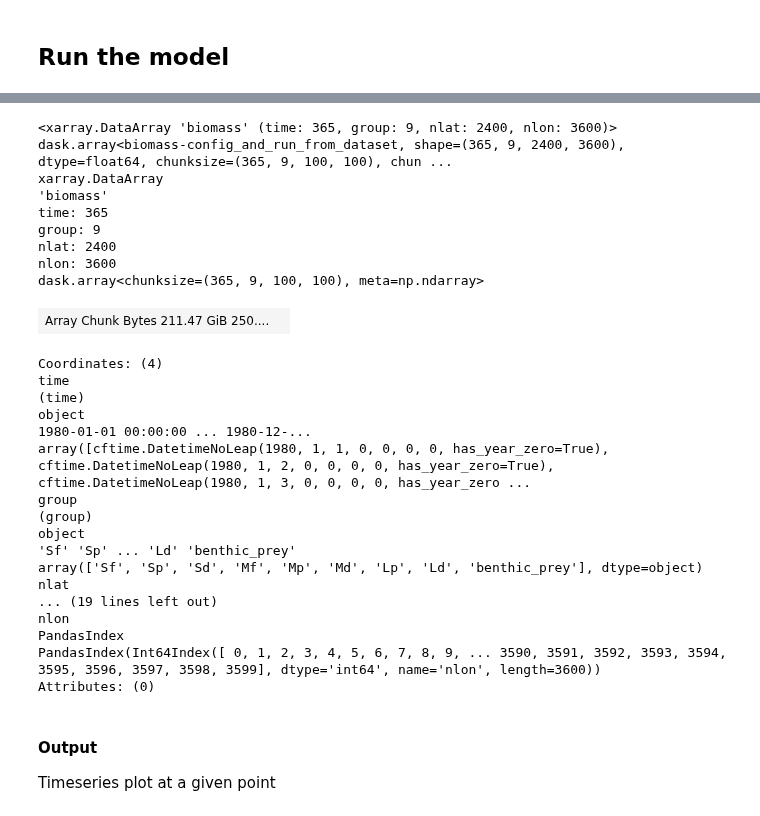
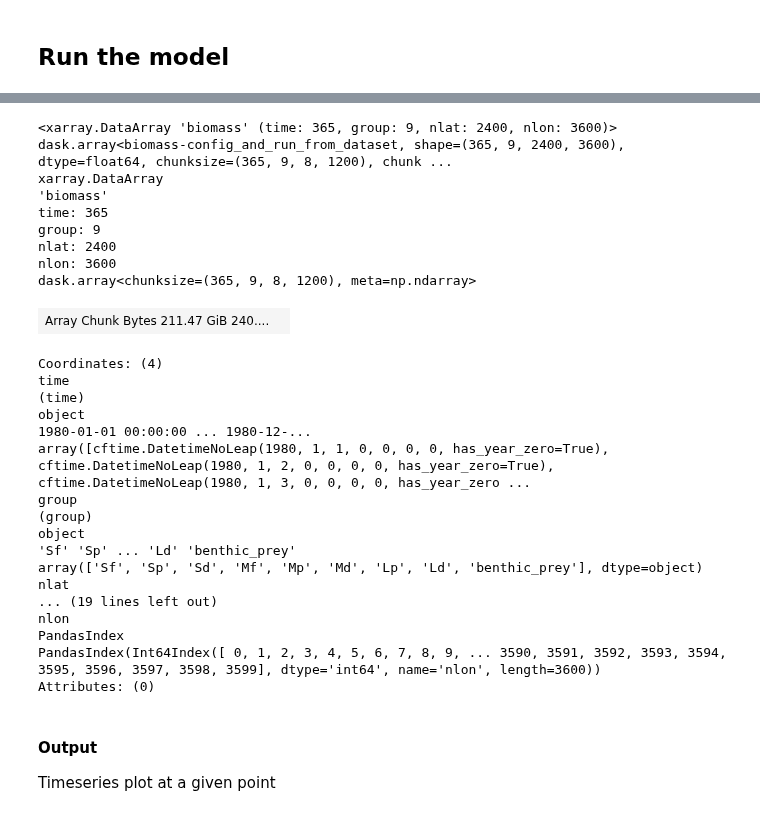
Before and after one commit to marbl-ecosys/feisty, a Jupyter notebook: examples/Forced From Timeseries (highres).ipynb, the cells around one changed output, grey strips where cells are left out. Cells and saved outputs as stored; diff of their text form; code cells hidden in the pictures.

Commit message:
File output handled by config_and_run_from_yaml()
Cleaned up the YAML schema and reran the Multiple Year / Forced From Timeseries
notebooks.

```diff
--- a/examples/Forced From Timeseries (highres).ipynb
+++ b/examples/Forced From Timeseries (highres).ipynb
@@ -129,8 +81,7 @@ Workers
 %%time
 
 print(f'Running FEISTY...')
-ds_out["biomass"] = ds_out["biomass"].persist()
-wait(ds_out["biomass"])
+ds_out = feisty.config_and_run_from_yaml(feisty_config)
 ds_out["biomass"]
 # %% [output]
 Running FEISTY...
@@ -139,12 +95,12 @@ Wall time: 21min 16s
-<xarray.DataArray 'biomass' (time: 365, group: 9, nlat: 2400, nlon: 3600)> dask.array<biomass-config_and_run_from_dataset, shape=(365, 9, 2400, 3600), dtype=float64, chunksize=(365, 9, 100, 100), chun ...
+<xarray.DataArray 'biomass' (time: 365, group: 9, nlat: 2400, nlon: 3600)> dask.array<biomass-config_and_run_from_dataset, shape=(365, 9, 2400, 3600), dtype=float64, chunksize=(365, 9, 8, 1200), chunk ...
 xarray.DataArray
 'biomass'
 time: 365
 group: 9
 nlat: 2400
 nlon: 3600
-dask.array<chunksize=(365, 9, 100, 100), meta=np.ndarray>
+dask.array<chunksize=(365, 9, 8, 1200), meta=np.ndarray>
-| Array Chunk Bytes 211.47 GiB 250.... |  |
+| Array Chunk Bytes 211.47 GiB 240.... |  |
 Coordinates: (4)
 time
 (time)
```
Also changed, not shown: parts of 7 cells of this notebook, 5 other files.
